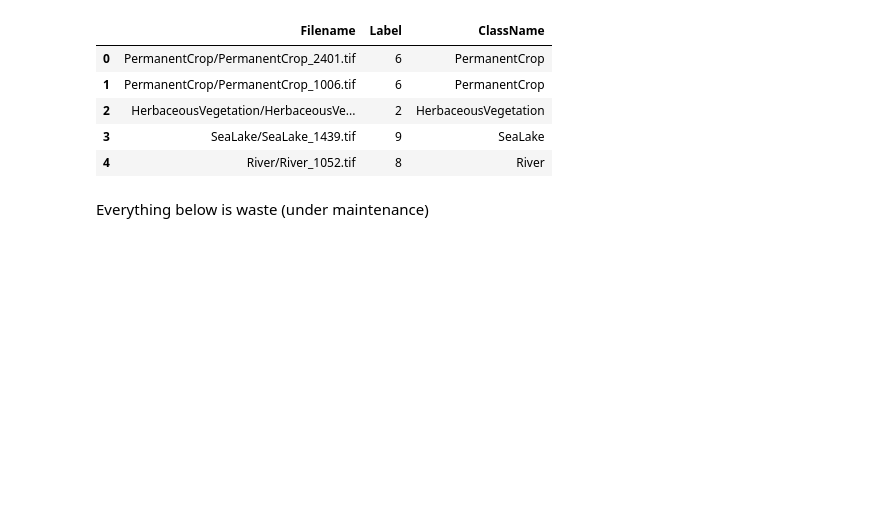
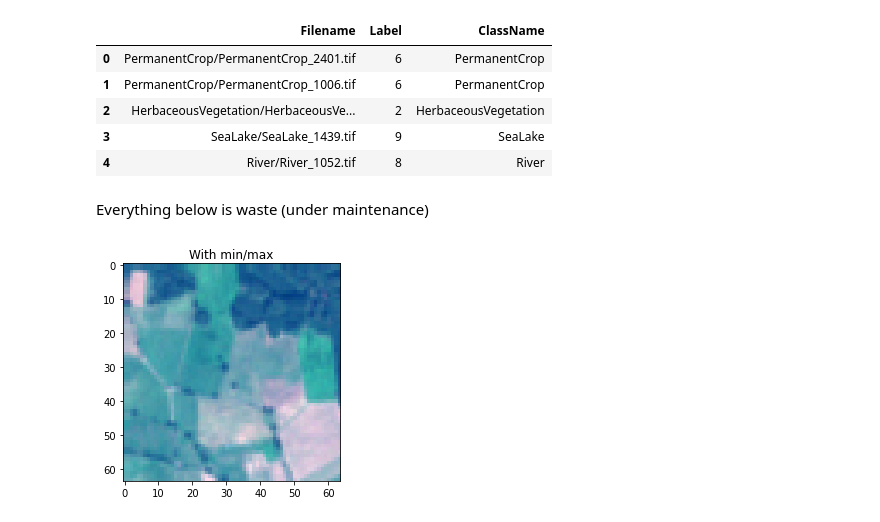
Before and after one commit to anoopmanikantas/Time-Series-analysis-of-Satellite-data-Feature-extractions-on-Transitions, a Jupyter notebook: Satellite_Data_Processing.ipynb, the cells around one changed output. Drawn from its saved outputs; the diff is of its cells as text; code cells hidden in the pictures; blank space fills up the shorter version.

```diff
--- a/Satellite_Data_Processing.ipynb
+++ b/Satellite_Data_Processing.ipynb
@@ -35,9 +53,21 @@ df.head()
 | 4 | River/River_1052.tif | 8 | River |
 # %% [markdown]
 Everything below is waste (under maintenance)
+# %%
+def min_max(img):
+  mn = img.min()
+  mx = img.max()
+  return (img-mn)/(mx-mn)
 # %%
 img = tiff.imread(MAIN_DIR+'EuroSATallBands/Pasture/Pasture_1.tif')[:,:,1:4][:,:,::-1]
 img_m = img.astype('float32')
 img_m/=4095
+img_min_max = min_max(img_m)
+# %%
+plt.imshow(img_min_max)
+plt.title("With min/max")
+plt.show()
+# %% [output]
+[figure, added]
 # %%
 plt.imshow(img_m)
```
Also changed, not shown: parts of 5 cells of this notebook.
